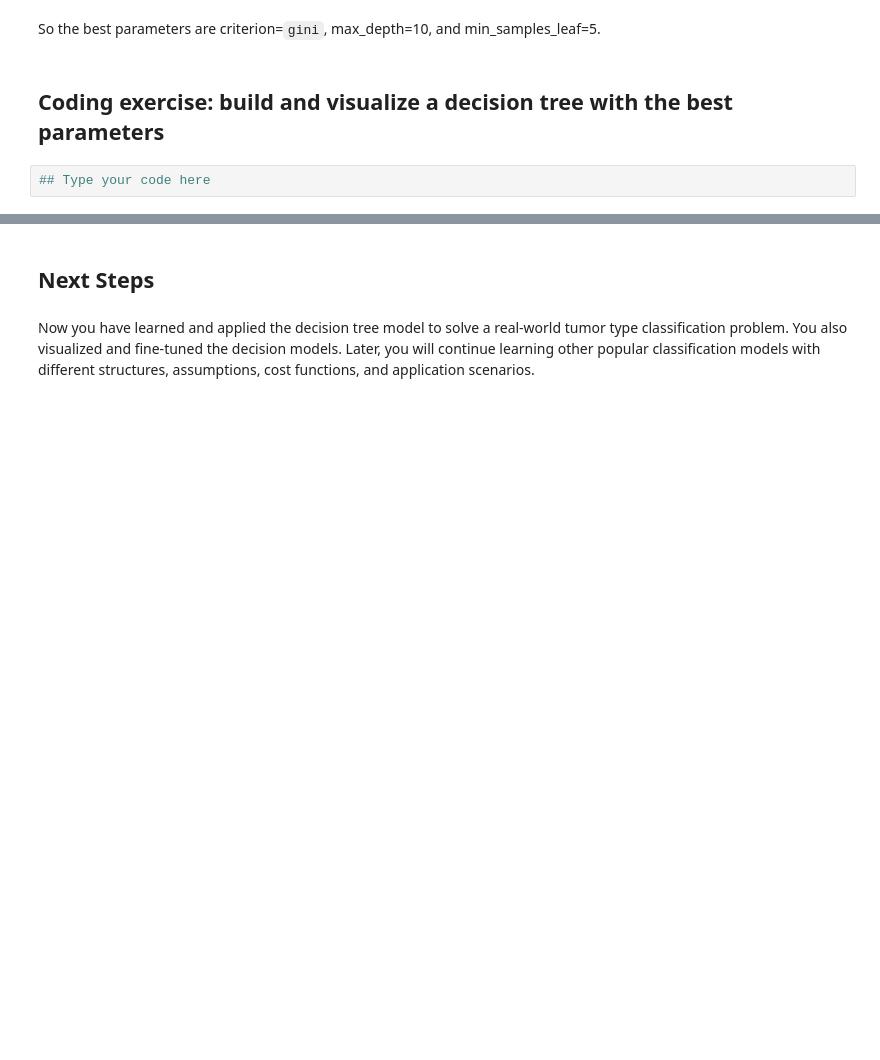
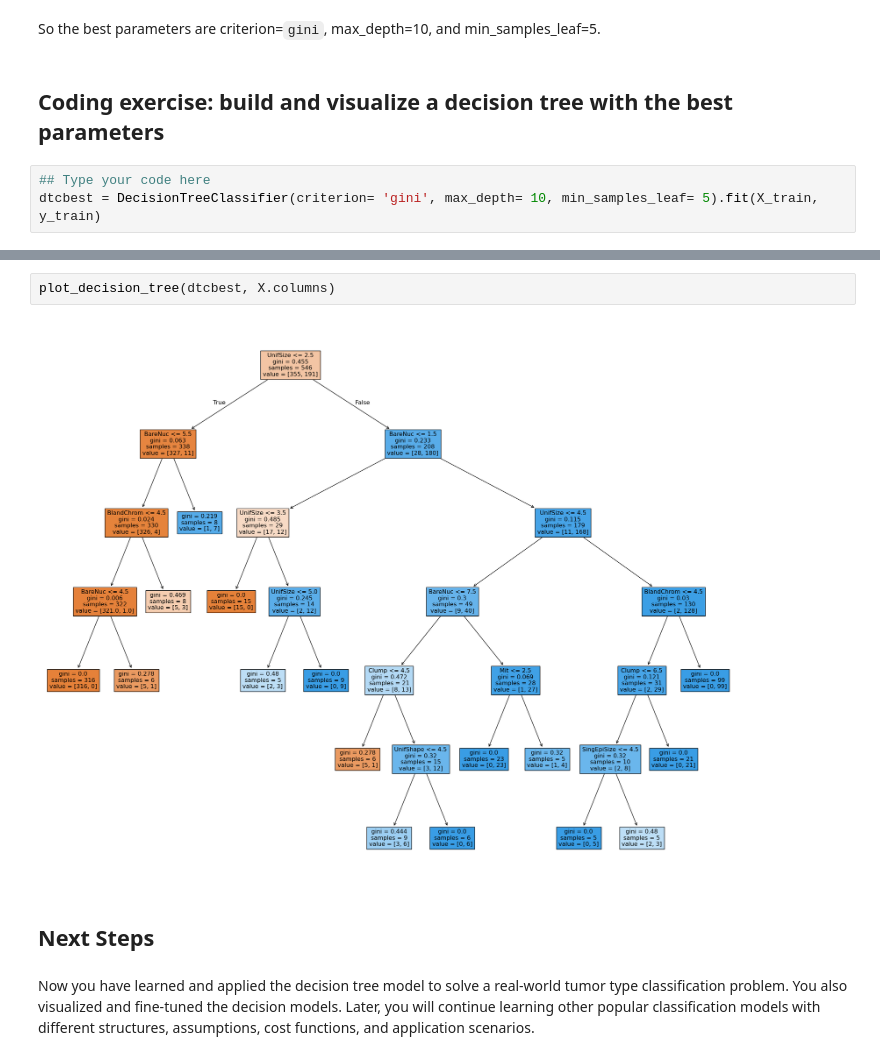
Before and after one commit to MassGH2023/Supervised-Machine-Learning-Classification, a Jupyter notebook: lab_jupyter_decisiontree_v2.ipynb, the cells around one changed output, grey strips where cells are left out. Cells and saved outputs as stored; diff of their text form; blank space fills up the shorter version.

```diff
--- a/lab_jupyter_decisiontree_v2.ipynb
+++ b/lab_jupyter_decisiontree_v2.ipynb
@@ -210,3 +264,4 @@ So the best parameters are criterion=`gini`, max_depth=10, and min_samples_leaf=
 ## Coding exercise: build and visualize a decision tree with the best parameters
 # %%
 ## Type your code here
+dtcbest = DecisionTreeClassifier(criterion= 'gini', max_depth= 10, min_samples_leaf= 5).fit(X_train, y_train)
@@ -227,3 +275,7 @@ plot_decision_tree(custom_model, feature_names)
+# %%
+plot_decision_tree(dtcbest, X.columns)
+# %% [output]
+[figure, added]
 # %% [markdown]
 ## Next Steps
 # %% [markdown]
```
Also changed, not shown: parts of 28 cells of this notebook.
